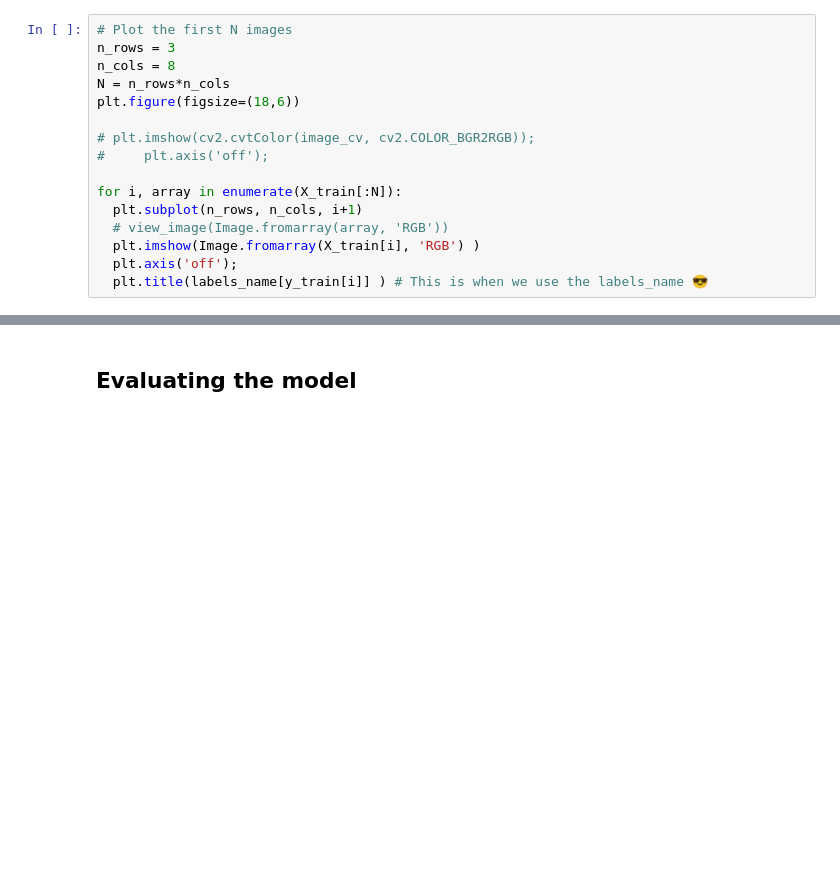
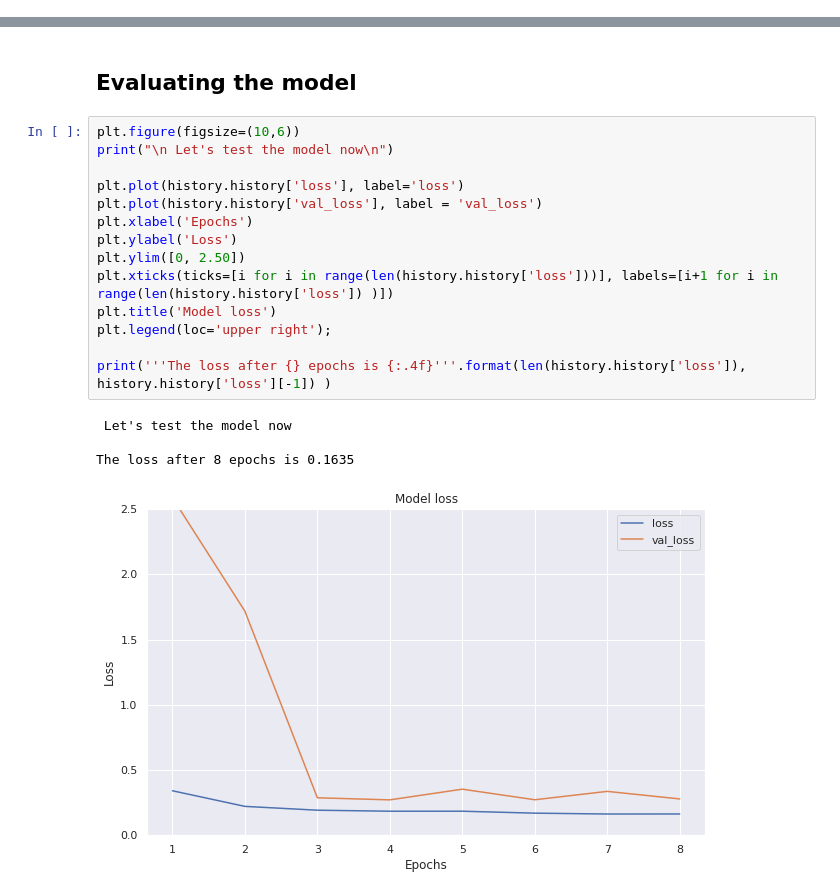
Before and after one commit to cuspime/Projects, a Jupyter notebook: ChestXRays.ipynb, the cells around one changed output, grey strips where cells are left out. Saved outputs shown, nothing was run; the diff lists cells and outputs as text; blank space fills up the shorter version.

```diff
--- a/ChestXRays.ipynb
+++ b/ChestXRays.ipynb
@@ -206,16 +179,0 @@ This is an image is of a 1 patient
-# %%
-# Plot the first N images
-n_rows = 3
-n_cols = 8
-N = n_rows*n_cols
-plt.figure(figsize=(18,6))
-
-# plt.imshow(cv2.cvtColor(image_cv, cv2.COLOR_BGR2RGB));
-#     plt.axis('off');
-
-for i, array in enumerate(X_train[:N]):
-  plt.subplot(n_rows, n_cols, i+1)
-  # view_image(Image.fromarray(array, 'RGB'))
-  plt.imshow(Image.fromarray(X_train[i], 'RGB') )
-  plt.axis('off');
-  plt.title(labels_name[y_train[i]] ) # This is when we use the labels_name 😎
@@ -283,5 +304,24 @@ Epoch 10/10
 # %% [markdown]
 ## Evaluating the model
+# %%
+plt.figure(figsize=(10,6))
+print("\n Let's test the model now\n")
+
+plt.plot(history.history['loss'], label='loss')
+plt.plot(history.history['val_loss'], label = 'val_loss')
+plt.xlabel('Epochs')
+plt.ylabel('Loss')
+plt.ylim([0, 2.50])
+plt.xticks(ticks=[i for i in range(len(history.history['loss']))], labels=[i+1 for i in range(len(history.history['loss']) )])
+plt.title('Model loss')
+plt.legend(loc='upper right');
+
+print('''The loss after {} epochs is {:.4f}'''.format(len(history.history['loss']), history.history['loss'][-1]) )
+# %% [output]
+ Let's test the model now
+
+The loss after 8 epochs is 0.1635
+[figure, added]
 # %%
 plt.figure(figsize=(10,6))
 print("\n Let's test the model now\n")
```
Also changed, not shown: parts of 42 cells of this notebook, 4 other files.
